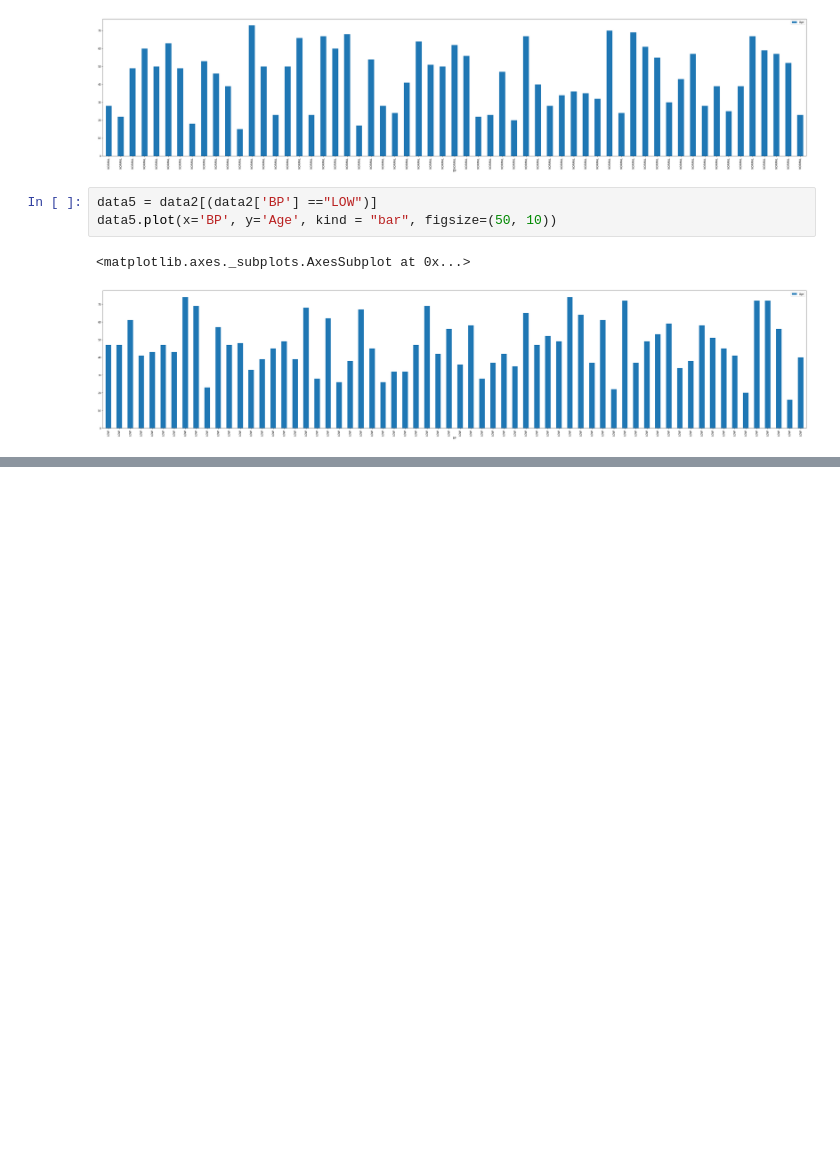
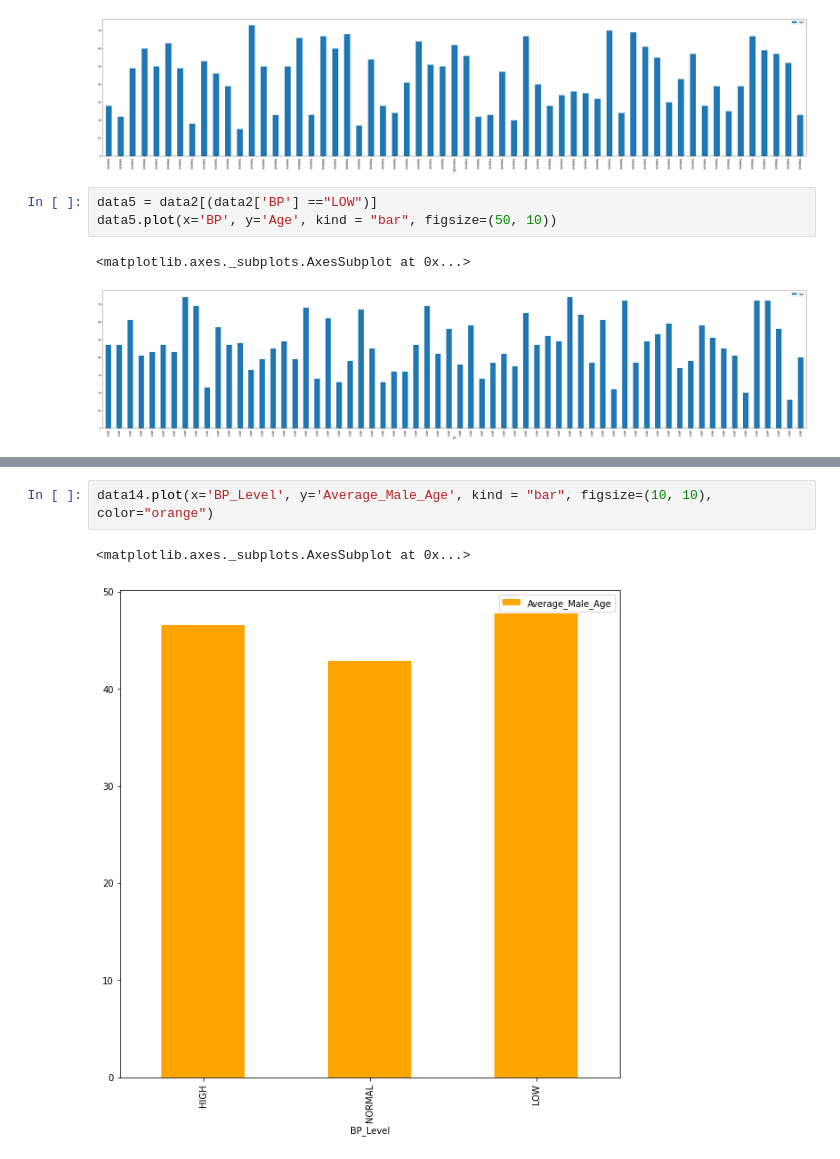
Before and after one commit to MuhammadOwais444/Global-Cert-Internship, a Jupyter notebook: Muhammad_Owais_week_5_Task.ipynb, the cells around one changed output, grey strips where cells are left out. Drawn from its saved outputs; the diff is of its cells as text; blank space fills up the shorter version.

```diff
--- a/Muhammad_Owais_week_5_Task.ipynb
+++ b/Muhammad_Owais_week_5_Task.ipynb
@@ -134,0 +204,5 @@ data5.plot(x='BP', y='Age', kind = "bar", figsize=(50, 10))
+# %%
+data14.plot(x='BP_Level', y='Average_Male_Age', kind = "bar", figsize=(10, 10), color="orange")
+# %% [output]
+<matplotlib.axes._subplots.AxesSubplot at 0x...>
+[figure, added]
```
Also changed, not shown: parts of 12 cells of this notebook.
